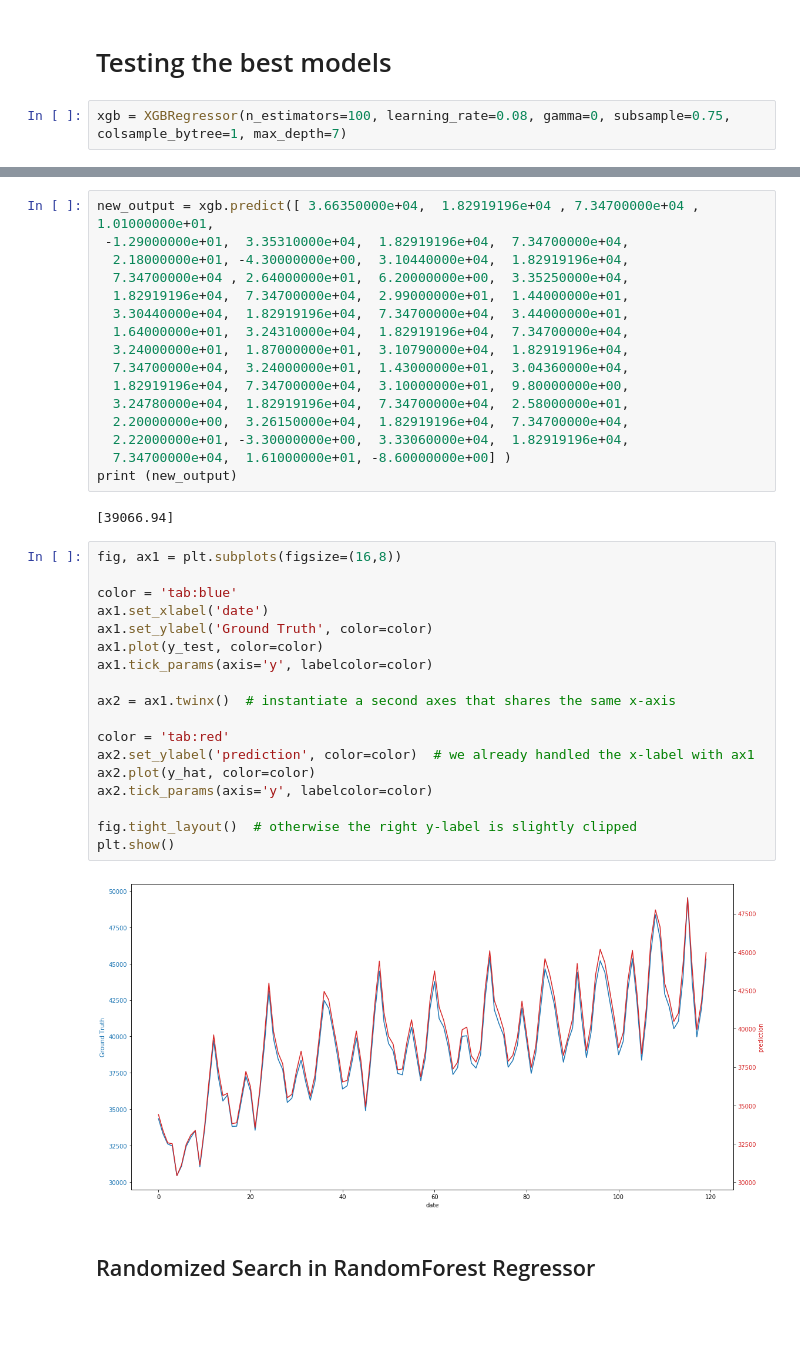
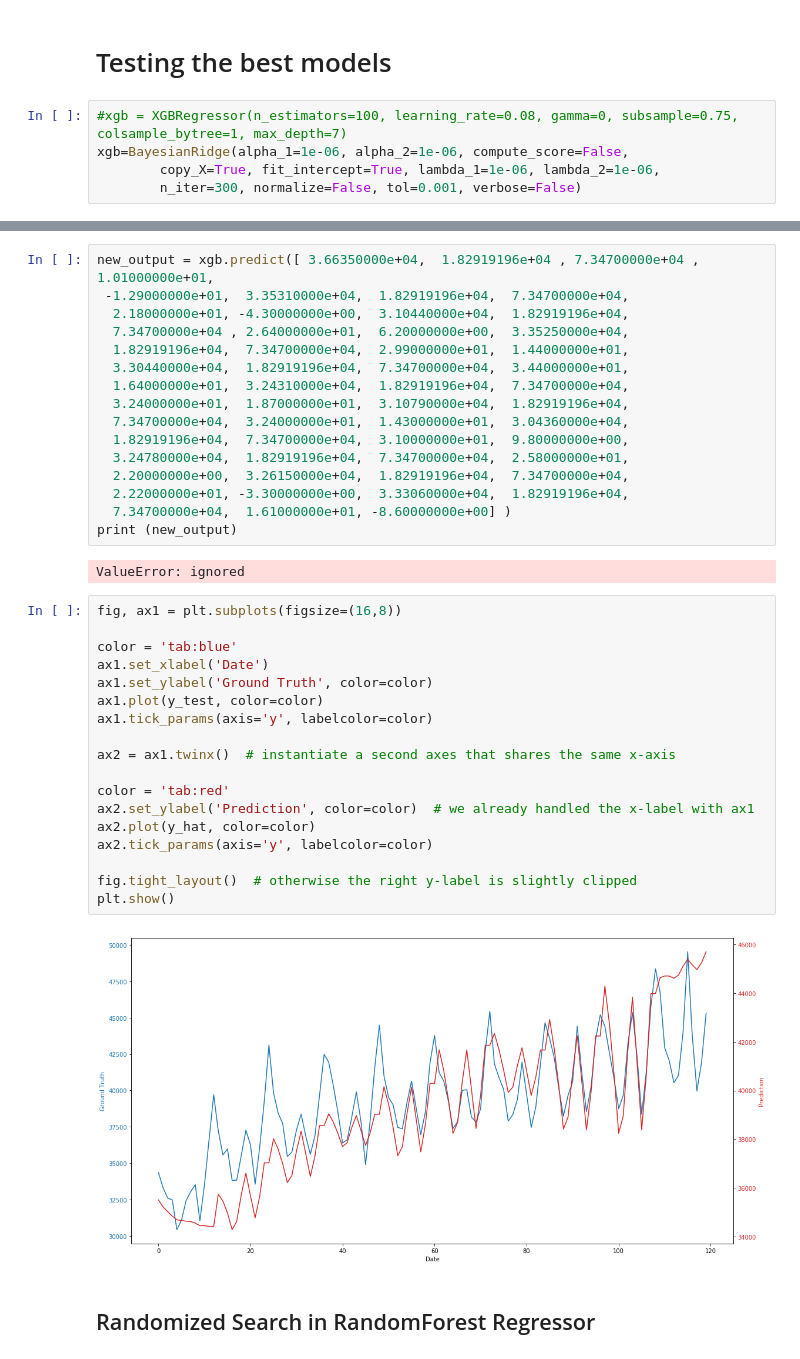
Before and after one commit to hwansoo1981/ai, a Jupyter notebook: GroupA_PowerGrid_wo_inflation.ipynb, the cells around one changed output, grey strips where cells are left out. Drawn from its saved outputs; the diff is of its cells as text; blank space fills up the shorter version.

```diff
--- a/GroupA_PowerGrid_wo_inflation.ipynb
+++ b/GroupA_PowerGrid_wo_inflation.ipynb
@@ -443,7 +447,10 @@ plt.show()
 # %% [markdown]
 # Testing the best models
 # %%
-xgb = XGBRegressor(n_estimators=100, learning_rate=0.08, gamma=0, subsample=0.75, colsample_bytree=1, max_depth=7)
+#xgb = XGBRegressor(n_estimators=100, learning_rate=0.08, gamma=0, subsample=0.75, colsample_bytree=1, max_depth=7)
+xgb=BayesianRidge(alpha_1=1e-06, alpha_2=1e-06, compute_score=False,
+        copy_X=True, fit_intercept=True, lambda_1=1e-06, lambda_2=1e-06,
+        n_iter=300, normalize=False, tol=0.001, verbose=False)
 # %%
 xgb.fit(X_train, y_train)
 # %% [output]
@@ -477,27 +479,27 @@ new_output = xgb.predict([ 3.66350000e+04,  1.82919196e+04 , 7.34700000e+04 , 1.
   7.34700000e+04,  1.61000000e+01, -8.60000000e+00] )
 print (new_output)
 # %% [output]
-[39066.94]
+ValueError: ignored
 # %%
 fig, ax1 = plt.subplots(figsize=(16,8))
 
 color = 'tab:blue'
-ax1.set_xlabel('date')
+ax1.set_xlabel('Date')
 ax1.set_ylabel('Ground Truth', color=color)
 ax1.plot(y_test, color=color)
 ax1.tick_params(axis='y', labelcolor=color)
 
 ax2 = ax1.twinx()  # instantiate a second axes that shares the same x-axis
 
 color = 'tab:red'
-ax2.set_ylabel('prediction', color=color)  # we already handled the x-label with ax1
+ax2.set_ylabel('Prediction', color=color)  # we already handled the x-label with ax1
 ax2.plot(y_hat, color=color)
 ax2.tick_params(axis='y', labelcolor=color)
 
 fig.tight_layout()  # otherwise the right y-label is slightly clipped
 plt.show()
 # %% [output]
-[figure, old version]
+[figure, new version]
 # %% [markdown]
 ## Randomized Search in RandomForest Regressor
 # %%
```
Also changed, not shown: parts of 10 cells of this notebook.
